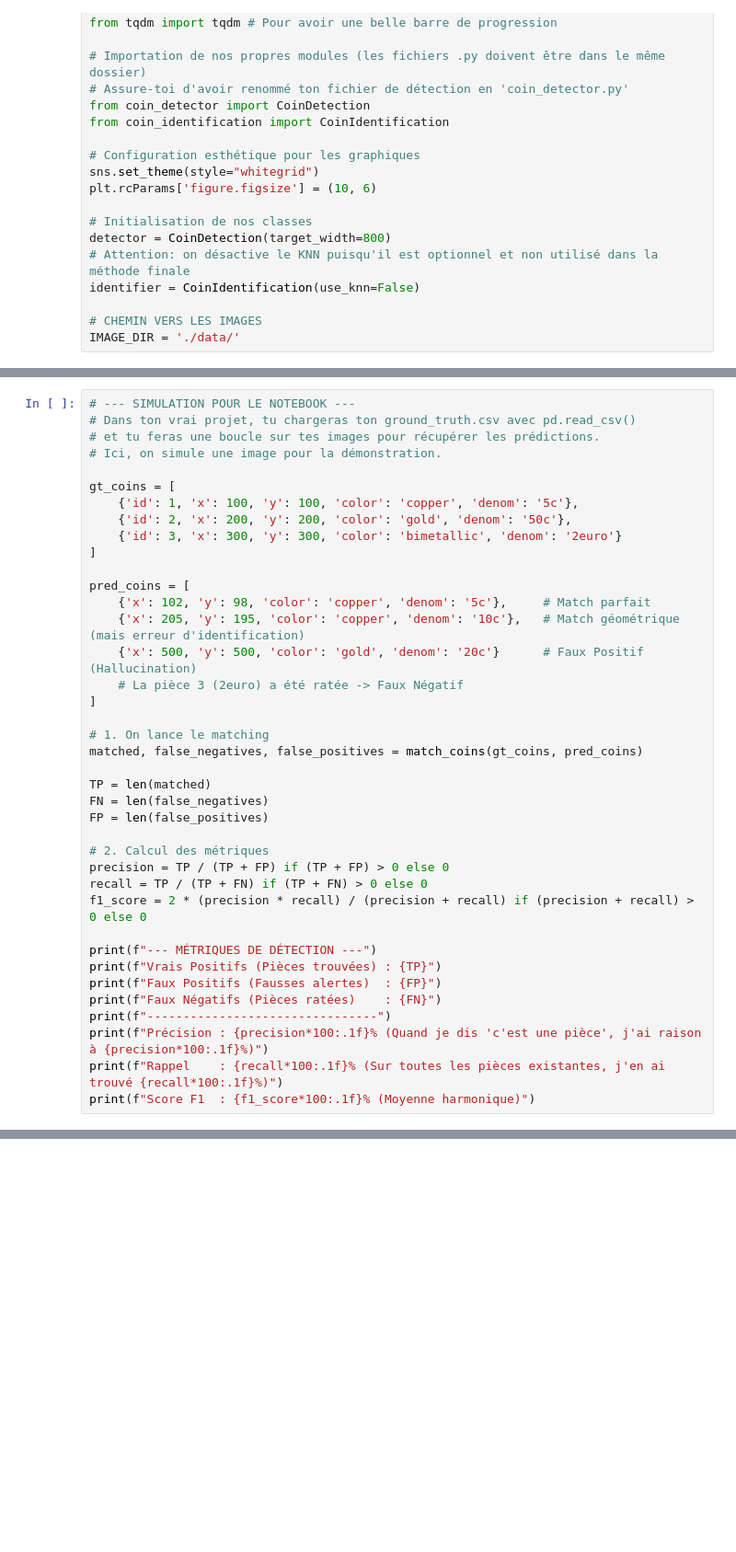
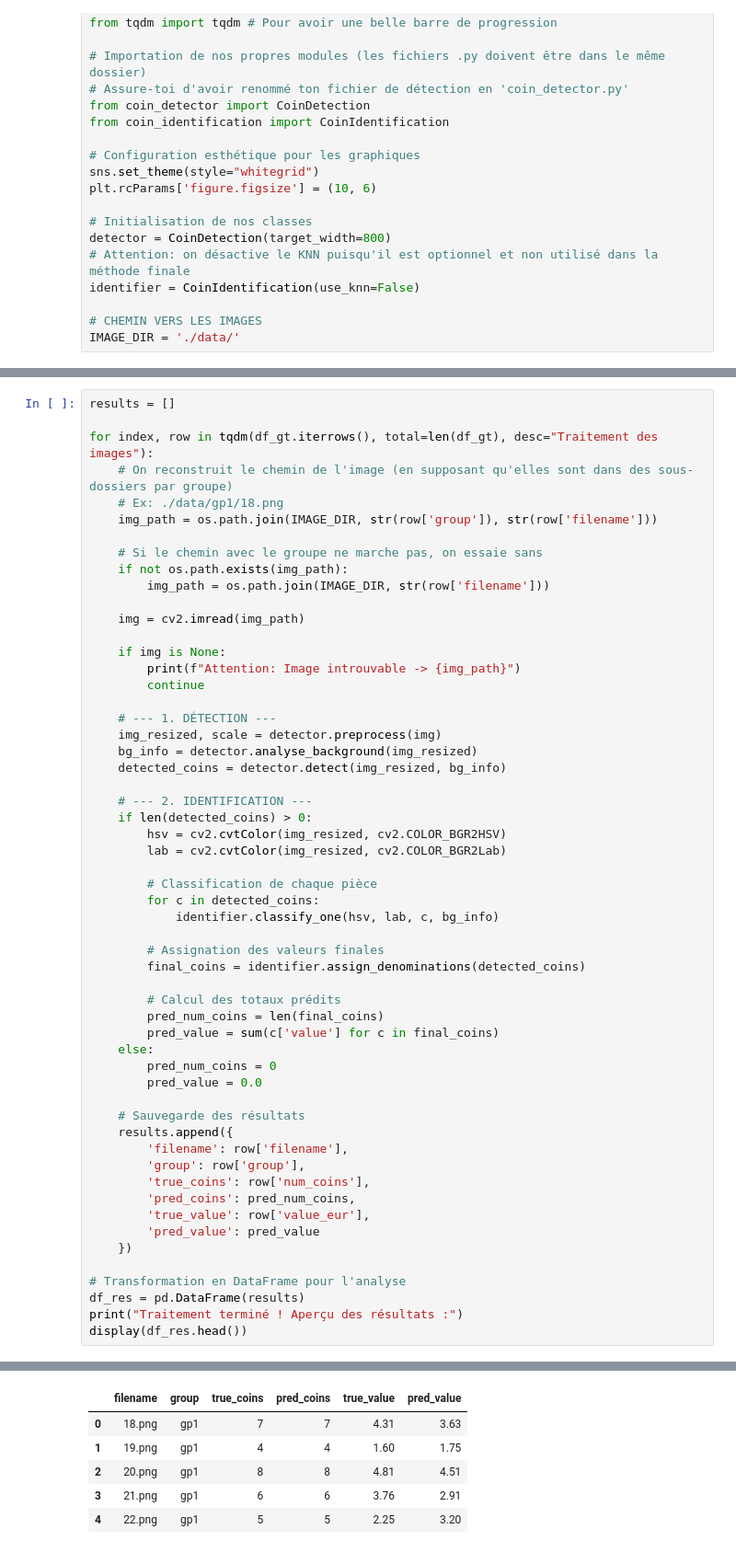
Before and after one commit to Aya-chihoub/Projet-Analyse-img-M1, a Jupyter notebook: notebook_Evaluation.ipynb, the cells around one changed output, grey strips where cells are left out. Shown at 92% size. Saved outputs shown, nothing was run; the diff lists cells and outputs as text; blank space fills up the shorter version.

```diff
--- a/notebook_Evaluation.ipynb
+++ b/notebook_Evaluation.ipynb
@@ -84,40 +63,57 @@ Nous calculons la **Précision** (La fiabilité de nos détections) et le **Rapp
 # %%
-# --- SIMULATION POUR LE NOTEBOOK ---
-# Dans ton vrai projet, tu chargeras ton ground_truth.csv avec pd.read_csv()
-# et tu feras une boucle sur tes images pour récupérer les prédictions.
-# Ici, on simule une image pour la démonstration.
+results = []
 
-gt_coins = [
-    {'id': 1, 'x': 100, 'y': 100, 'color': 'copper', 'denom': '5c'},
-    {'id': 2, 'x': 200, 'y': 200, 'color': 'gold', 'denom': '50c'},
-    {'id': 3, 'x': 300, 'y': 300, 'color': 'bimetallic', 'denom': '2euro'}
-]
+for index, row in tqdm(df_gt.iterrows(), total=len(df_gt), desc="Traitement des images"):
+    # On reconstruit le chemin de l'image (en supposant qu'elles sont dans des sous-dossiers par groupe)
+    # Ex: ./data/gp1/18.png
+    img_path = os.path.join(IMAGE_DIR, str(row['group']), str(row['filename']))
 
-pred_coins = [
-    {'x': 102, 'y': 98, 'color': 'copper', 'denom': '5c'},     # Match parfait
-    {'x': 205, 'y': 195, 'color': 'copper', 'denom': '10c'},   # Match géométrique (mais erreur d'identification)
-    {'x': 500, 'y': 500, 'color': 'gold', 'denom': '20c'}      # Faux Positif (Hallucination)
-    # La pièce 3 (2euro) a été ratée -> Faux Négatif
-]
+    # Si le chemin avec le groupe ne marche pas, on essaie sans
+    if not os.path.exists(img_path):
+        img_path = os.path.join(IMAGE_DIR, str(row['filename']))
 
-# 1. On lance le matching
-matched, false_negatives, false_positives = match_coins(gt_coins, pred_coins)
+    img = cv2.imread(img_path)
 
-TP = len(matched)
-FN = len(false_negatives)
-FP = len(false_positives)
+    if img is None:
+        print(f"Attention: Image introuvable -> {img_path}")
+        continue
 
-# 2. Calcul des métriques
-precision = TP / (TP + FP) if (TP + FP) > 0 else 0
-recall = TP / (TP + FN) if (TP + FN) > 0 else 0
-f1_score = 2 * (precision * recall) / (precision + recall) if (precision + recall) > 0 else 0
+    # --- 1. DÉTECTION ---
+    img_resized, scale = detector.preprocess(img)
+    bg_info = detector.analyse_background(img_resized)
+    detected_coins = detector.detect(img_resized, bg_info)
 
-print(f"--- MÉTRIQUES DE DÉTECTION ---")
-print(f"Vrais Positifs (Pièces trouvées) : {TP}")
-print(f"Faux Positifs (Fausses alertes)  : {FP}")
-print(f"Faux Négatifs (Pièces ratées)    : {FN}")
-print(f"--------------------------------")
-print(f"Précision : {precision*100:.1f}% (Quand je dis 'c'est une pièce', j'ai raison à {precision*100:.1f}%)")
-print(f"Rappel    : {recall*100:.1f}% (Sur toutes les pièces existantes, j'en ai trouvé {recall*100:.1f}%)")
-print(f"Score F1  : {f1_score*100:.1f}% (Moyenne harmonique)")
+    # --- 2. IDENTIFICATION ---
+    if len(detected_coins) > 0:
+        hsv = cv2.cvtColor(img_resized, cv2.COLOR_BGR2HSV)
+        lab = cv2.cvtColor(img_resized, cv2.COLOR_BGR2Lab)
+
+        # Classification de chaque pièce
+        for c in detected_coins:
+            identifier.classify_one(hsv, lab, c, bg_info)
+
+        # Assignation des valeurs finales
+        final_coins = identifier.assign_denominations(detected_coins)
+
+        # Calcul des totaux prédits
+        pred_num_coins = len(final_coins)
+        pred_value = sum(c['value'] for c in final_coins)
+    else:
+        pred_num_coins = 0
+        pred_value = 0.0
+
+    # Sauvegarde des résultats
+    results.append({
+        'filename': row['filename'],
+        'group': row['group'],
+        'true_coins': row['num_coins'],
+        'pred_coins': pred_num_coins,
+        'true_value': row['value_eur'],
+        'pred_value': pred_value
+    })
+
+# Transformation en DataFrame pour l'analyse
+df_res = pd.DataFrame(results)
+print("Traitement terminé ! Aperçu des résultats :")
+display(df_res.head())
 # %% [output]
@@ -131,0 +121,6 @@ Score F1  : 66.7% (Moyenne harmonique)
+|  | filename | group | true_coins | pred_coins | true_value | pred_value |
+| 0 | 18.png | gp1 | 7 | 7 | 4.31 | 3.63 |
+| 1 | 19.png | gp1 | 4 | 4 | 1.60 | 1.75 |
+| 2 | 20.png | gp1 | 8 | 8 | 4.81 | 4.51 |
+| 3 | 21.png | gp1 | 6 | 6 | 3.76 | 2.91 |
+| 4 | 22.png | gp1 | 5 | 5 | 2.25 | 3.20 |
```
Also changed, not shown: parts of 11 cells of this notebook, 1 other file.
